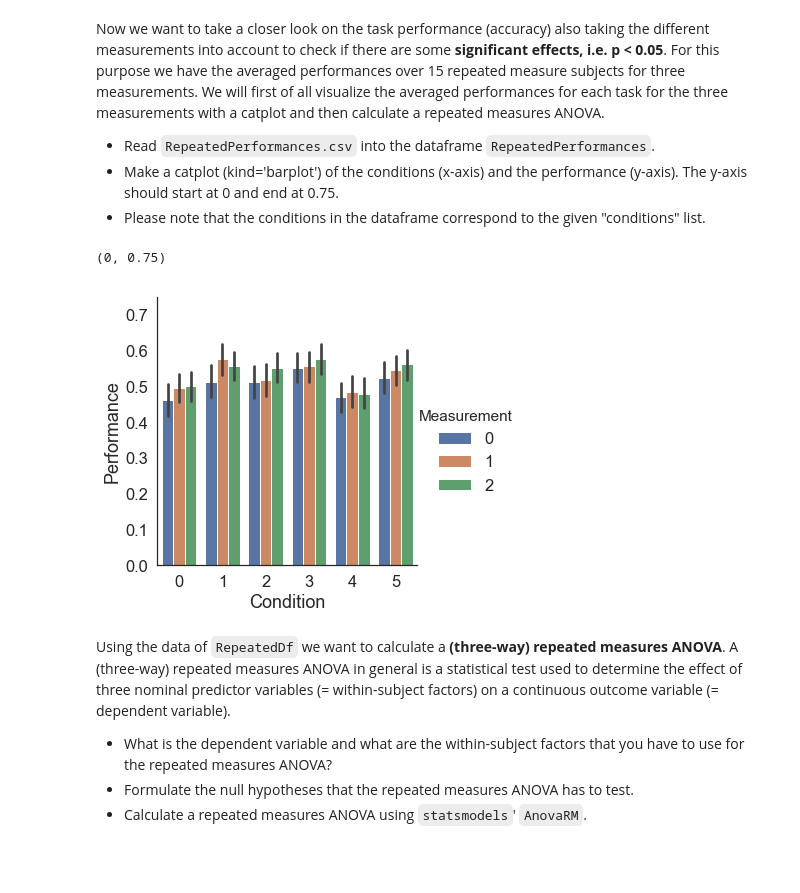
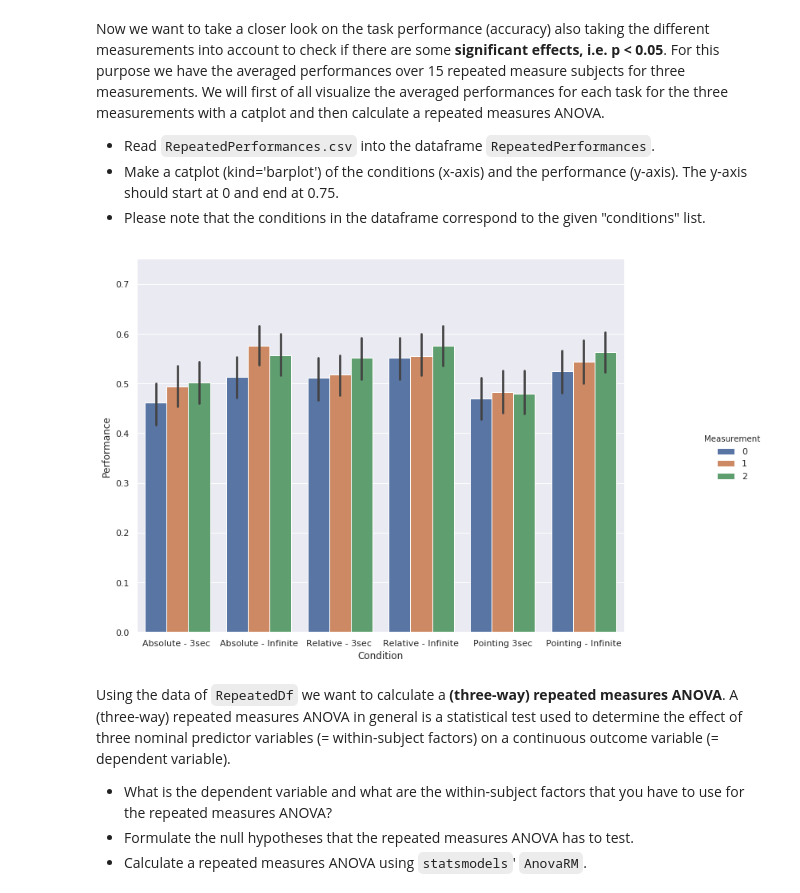
Before and after one commit to NBP-ACC/week-6-acc_8, a Jupyter notebook: sheet04.ipynb, the cells around one changed output. Cells and saved outputs as stored; diff of their text form; code cells hidden in the pictures; blank space fills up the shorter version.

Commit message:
plot 3 fixed

```diff
--- a/sheet04.ipynb
+++ b/sheet04.ipynb
@@ -237,15 +237,16 @@ Now we want to take a closer look on the task performance (accuracy) also taking
 # %%
 conditions = ["Absolute - 3sec ","Absolute - Infinite","Relative - 3sec ","Relative - Infinite","Pointing 3sec","Pointing - Infinite"]
 
-# TODO
+
 PATH = os.getcwd()+ '/Data/'
 RepeatedPerformances = pd.read_csv(PATH + 'RepeatedPerformances.csv')
 
 plot = sns.catplot(x='Condition', y='Performance', hue='Measurement', data=RepeatedPerformances, kind='bar')
 plt.ylim((0,0.75))
+columns = plt.xticks([0,1,2,3,4,5], conditions)
+plot.fig.set_size_inches(13, 8)
 # %% [output]
-(0, 0.75)
-[figure, old version]
+[figure, new version]
 # %%
 # create a usable dataframe for the following analysis
 repgroup = RepeatedPerformances.groupby(['Measurement','Subject','Condition'], as_index=False)['Performance'].mean()
```
